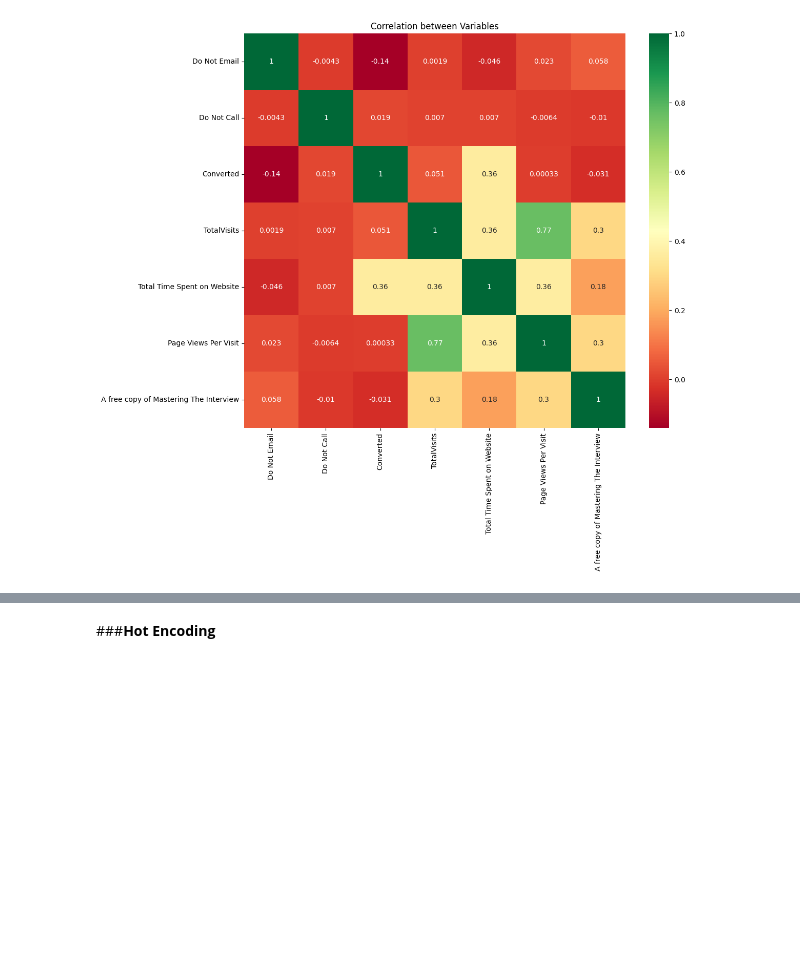
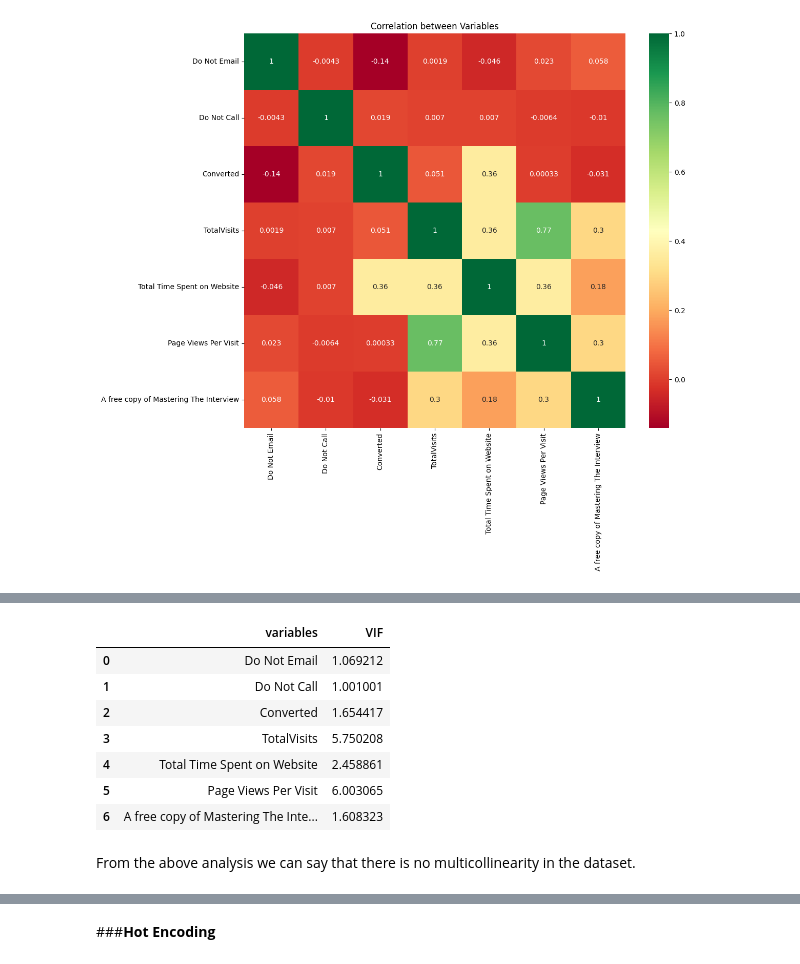
Before and after one commit to Mr-Himanshu123/Lead_Scoring_Prediction, a Jupyter notebook: Lead_Scoring_Prediction.ipynb, the cells around one changed output, grey strips where cells are left out. Drawn from its saved outputs; the diff is of its cells as text; code cells hidden in the pictures; blank space fills up the shorter version.

```diff
--- a/Lead_Scoring_Prediction.ipynb
+++ b/Lead_Scoring_Prediction.ipynb
@@ -922,0 +932,24 @@ plt.show()
+# %%
+#VIF to find multicollinearity
+from statsmodels.stats.outliers_influence import variance_inflation_factor
+def calc_vif(X):
+
+    # Calculating VIF
+    vif = pd.DataFrame()
+    vif["variables"] = X.columns
+    vif["VIF"] = [variance_inflation_factor(X.values, i) for i in range(X.shape[1])]
+
+    return(vif)
+# %%
+calc_vif(lead_data[[i for i in lead_data.describe().columns ]])
+# %% [output]
+|  | variables | VIF |
+| 0 | Do Not Email | 1.069212 |
+| 1 | Do Not Call | 1.001001 |
+| 2 | Converted | 1.654417 |
+| 3 | TotalVisits | 5.750208 |
+| 4 | Total Time Spent on Website | 2.458861 |
+| 5 | Page Views Per Visit | 6.003065 |
+| 6 | A free copy of Mastering The Inte... | 1.608323 |
+# %% [markdown]
+From the above analysis we can say that there is no multicollinearity in the dataset.
```
Also changed, not shown: parts of 16 cells of this notebook.
